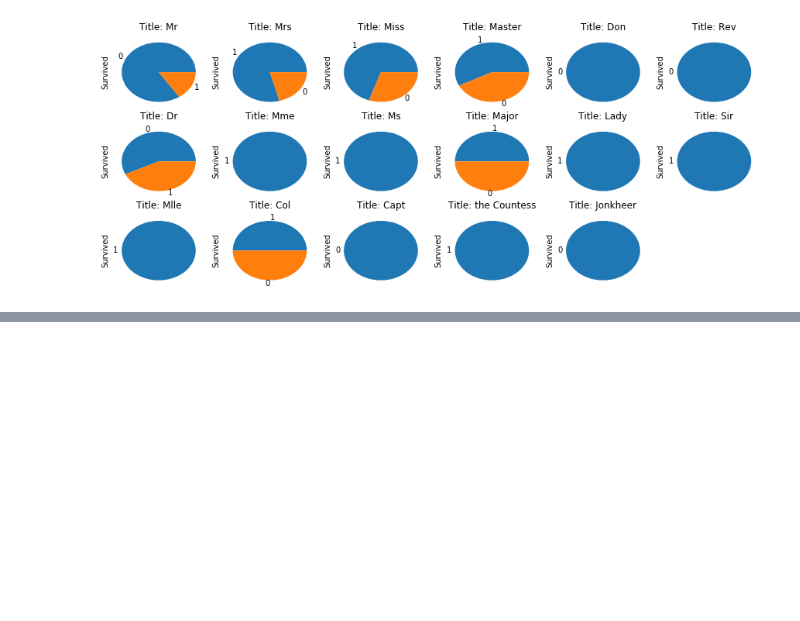
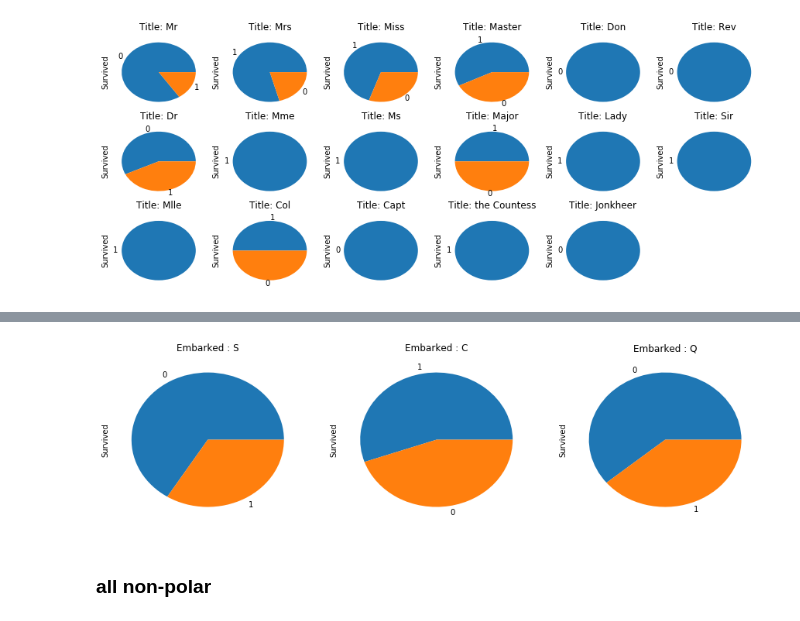
Before and after one commit to apakrash/kaggle_titanic, a Jupyter notebook: titanic-2.ipynb, the cells around one changed output, grey strips where cells are left out. Drawn from its saved outputs; the diff is of its cells as text; code cells hidden in the pictures; blank space fills up the shorter version.

```diff
--- a/titanic-2.ipynb
+++ b/titanic-2.ipynb
@@ -585,0 +177,29 @@ np.savetxt('test_adaclf.csv',y_ada,fmt='%.0f',delimiter=',')
+# %%
+parchReFramed = {
+    6: 0,
+    4: 0,
+    5: 1,
+    0: 2,
+    2: 3,
+    1: 4,
+    3: 5
+}
+df2['Parch'] = df2['Parch'].apply(lambda x: parchReFramed.get(x))
+df2['Parch'] = StandardScaler().fit_transform(df2['Parch'].values.reshape(-1, 1))
+# %%
+# dropping ticket now, will visit later
+
+df2.drop('Ticket', axis=1, inplace=True)
+# %%
+df2['Embarked'].fillna('S', inplace=True)
+fig = plt.figure(figsize=(15,4))
+i = 1
+for embarked in df2['Embarked'].unique():
+    fig.add_subplot(1, 3, i)
+    plt.title('Embarked : {}'.format(embarked))
+    df2.Survived[df2['Embarked'] == embarked].value_counts().plot(kind='pie')
+    i += 1
+# %% [output]
+[figure, added]
+# %% [markdown]
+### all non-polar
```
Also changed, not shown: parts of 53 cells of this notebook, 3 other files.
